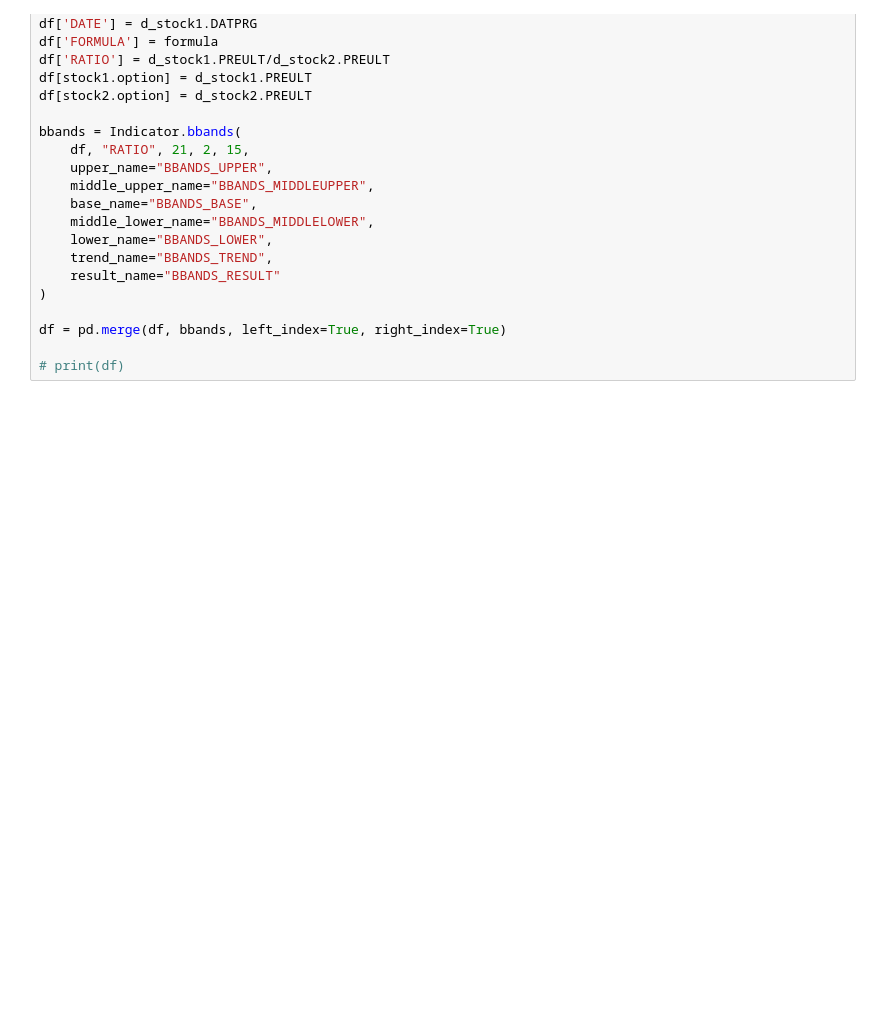
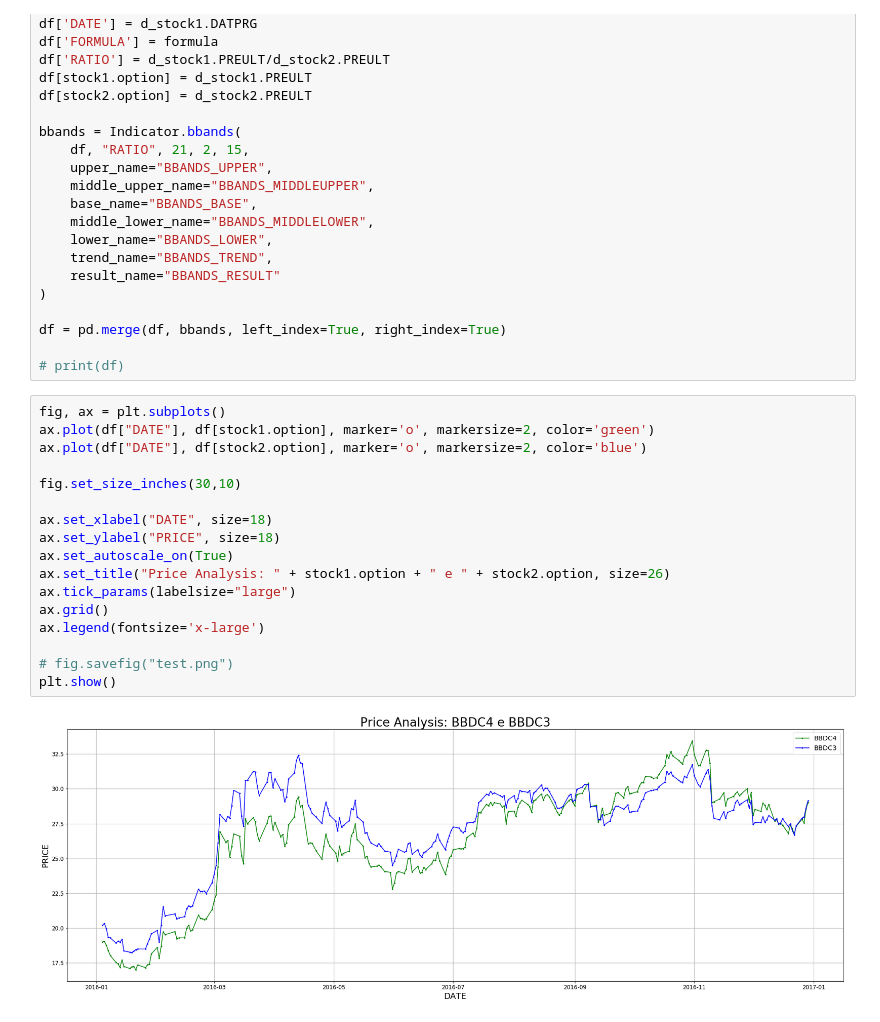
Before and after one commit to candreoliveira/bovespa, a Jupyter notebook: notebooks/Ratio Analysis.ipynb, the cells around one changed output. Saved outputs shown, nothing was run; the diff lists cells and outputs as text; blank space fills up the shorter version.

```diff
--- a/notebooks/Ratio Analysis.ipynb
+++ b/notebooks/Ratio Analysis.ipynb
@@ -153,5 +163,24 @@ bbands = Indicator.bbands(
 df = pd.merge(df, bbands, left_index=True, right_index=True)
 
 # print(df)
+# %%
+fig, ax = plt.subplots()
+ax.plot(df["DATE"], df[stock1.option], marker='o', markersize=2, color='green')
+ax.plot(df["DATE"], df[stock2.option], marker='o', markersize=2, color='blue')
+
+fig.set_size_inches(30,10)
+
+ax.set_xlabel("DATE", size=18)
+ax.set_ylabel("PRICE", size=18)
+ax.set_autoscale_on(True)
+ax.set_title("Price Analysis: " + stock1.option + " e " + stock2.option, size=26)
+ax.tick_params(labelsize="large")
+ax.grid()
+ax.legend(fontsize='x-large')
+
+# fig.savefig("test.png")
+plt.show()
+# %% [output]
+[figure, added]
 # %%
 fig, ax = plt.subplots()
```
Also changed, not shown: parts of 5 cells of this notebook.
